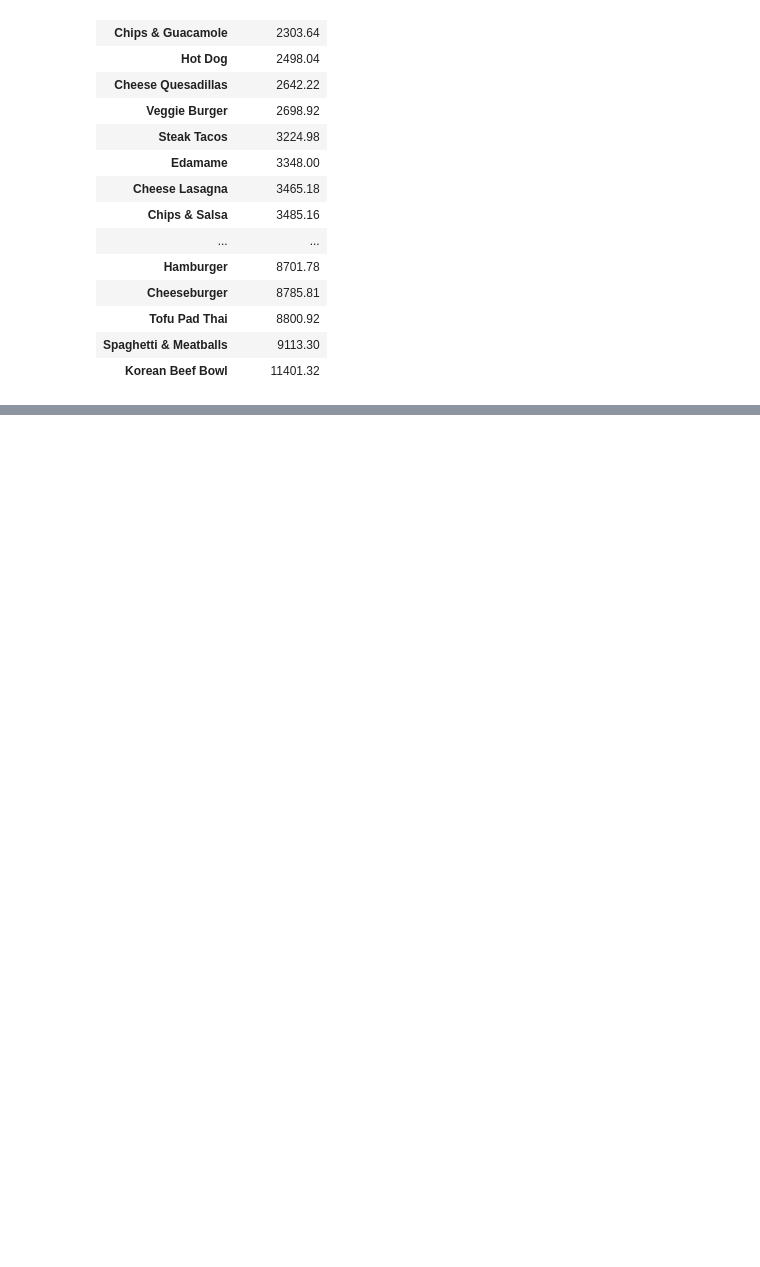
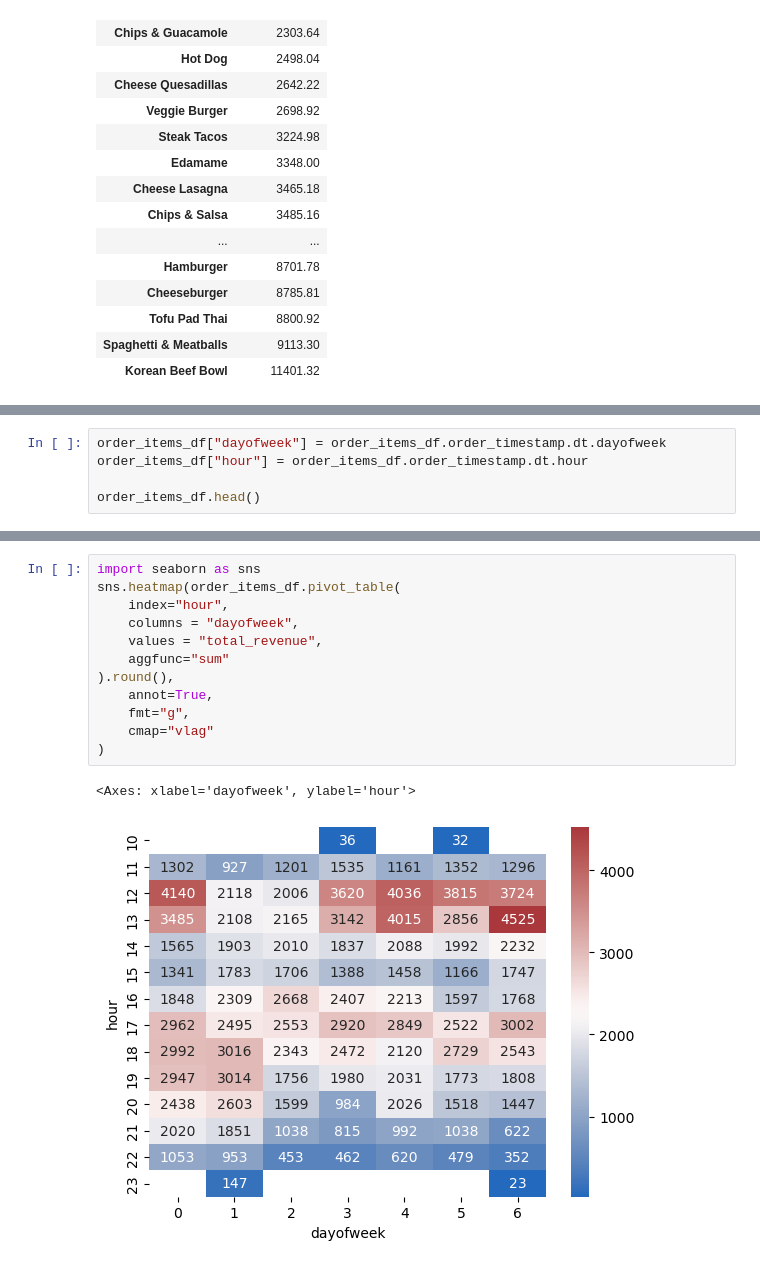
Before and after one commit to novicecoder205/Portfolio-Project-3_Restaurant-Record-Analyze-Python, a Jupyter notebook: Restaurant Record Analyze Project.ipynb, the cells around one changed output, grey strips where cells are left out. Cells and saved outputs as stored; diff of their text form; blank space fills up the shorter version.

```diff
--- a/Restaurant Record Analyze Project.ipynb
+++ b/Restaurant Record Analyze Project.ipynb
@@ -150,0 +187,5 @@ order_items_df.describe()
+# %%
+order_items_df["dayofweek"] = order_items_df.order_timestamp.dt.dayofweek
+order_items_df["hour"] = order_items_df.order_timestamp.dt.hour
+
+order_items_df.head()
@@ -150,0 +199,15 @@ order_items_df.describe()
+# %%
+import seaborn as sns
+sns.heatmap(order_items_df.pivot_table(
+    index="hour",
+    columns = "dayofweek",
+    values = "total_revenue",
+    aggfunc="sum"
+).round(),
+    annot=True,
+    fmt="g",
+    cmap="vlag"
+)
+# %% [output]
+<Axes: xlabel='dayofweek', ylabel='hour'>
+[figure, added]
```
Also changed, not shown: parts of 5 cells of this notebook.
